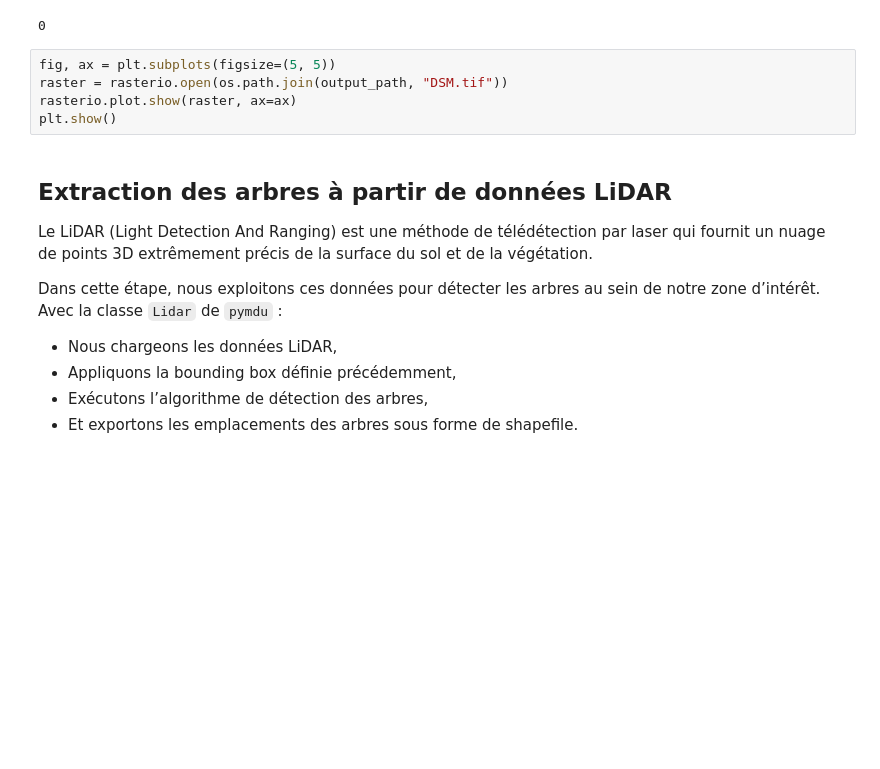
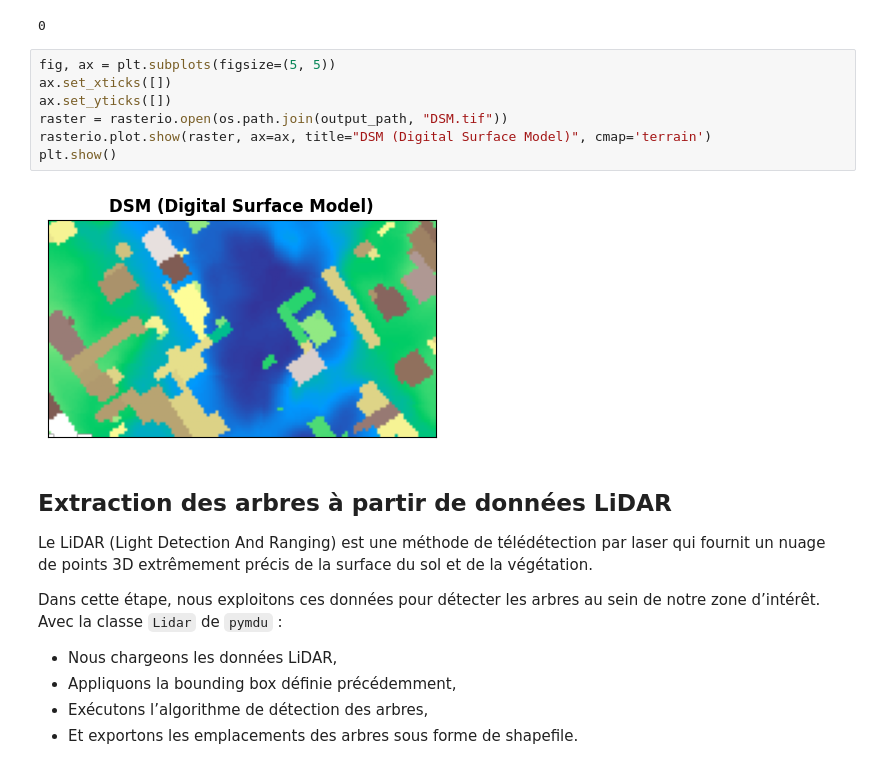
Before and after one commit to rupeelab17/pymdu, a Jupyter notebook: Demo_PyMDU_Atelier.ipynb, the cells around one changed output. Cells and saved outputs as stored; diff of their text form; blank space fills up the shorter version.

```diff
--- a/Demo_PyMDU_Atelier.ipynb
+++ b/Demo_PyMDU_Atelier.ipynb
@@ -406,9 +411,13 @@ Processing /Users/Boris/Documents/TIPEE/pymdu/demos/results_demo/inputs_simulati
 0
 # %%
 fig, ax = plt.subplots(figsize=(5, 5))
+ax.set_xticks([])
+ax.set_yticks([])
 raster = rasterio.open(os.path.join(output_path, "DSM.tif"))
-rasterio.plot.show(raster, ax=ax)
+rasterio.plot.show(raster, ax=ax, title="DSM (Digital Surface Model)", cmap='terrain')
 plt.show()
+# %% [output]
+[figure, added]
 # %% [markdown]
 ## Extraction des arbres à partir de données LiDAR
 
```
Also changed, not shown: parts of 10 cells of this notebook.
